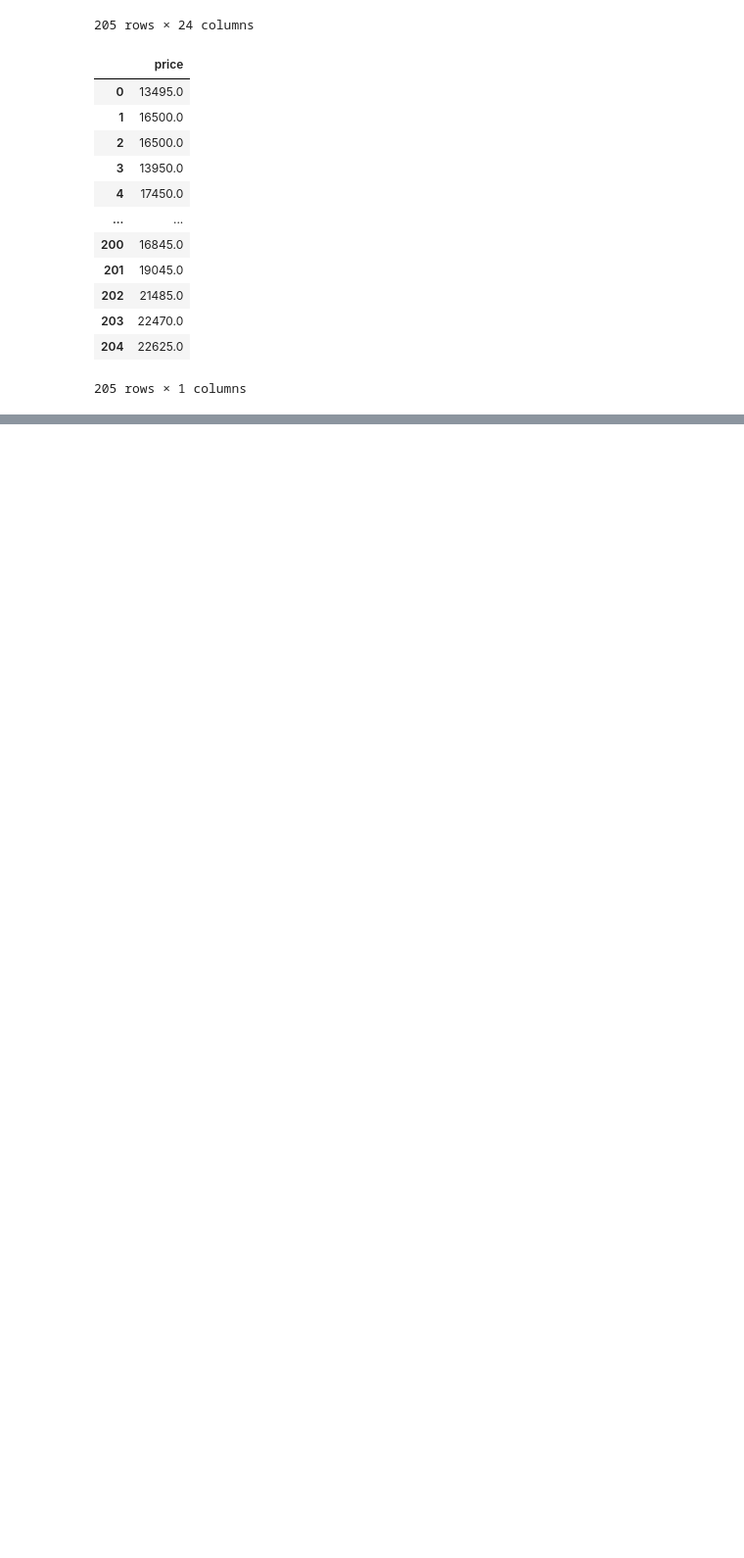
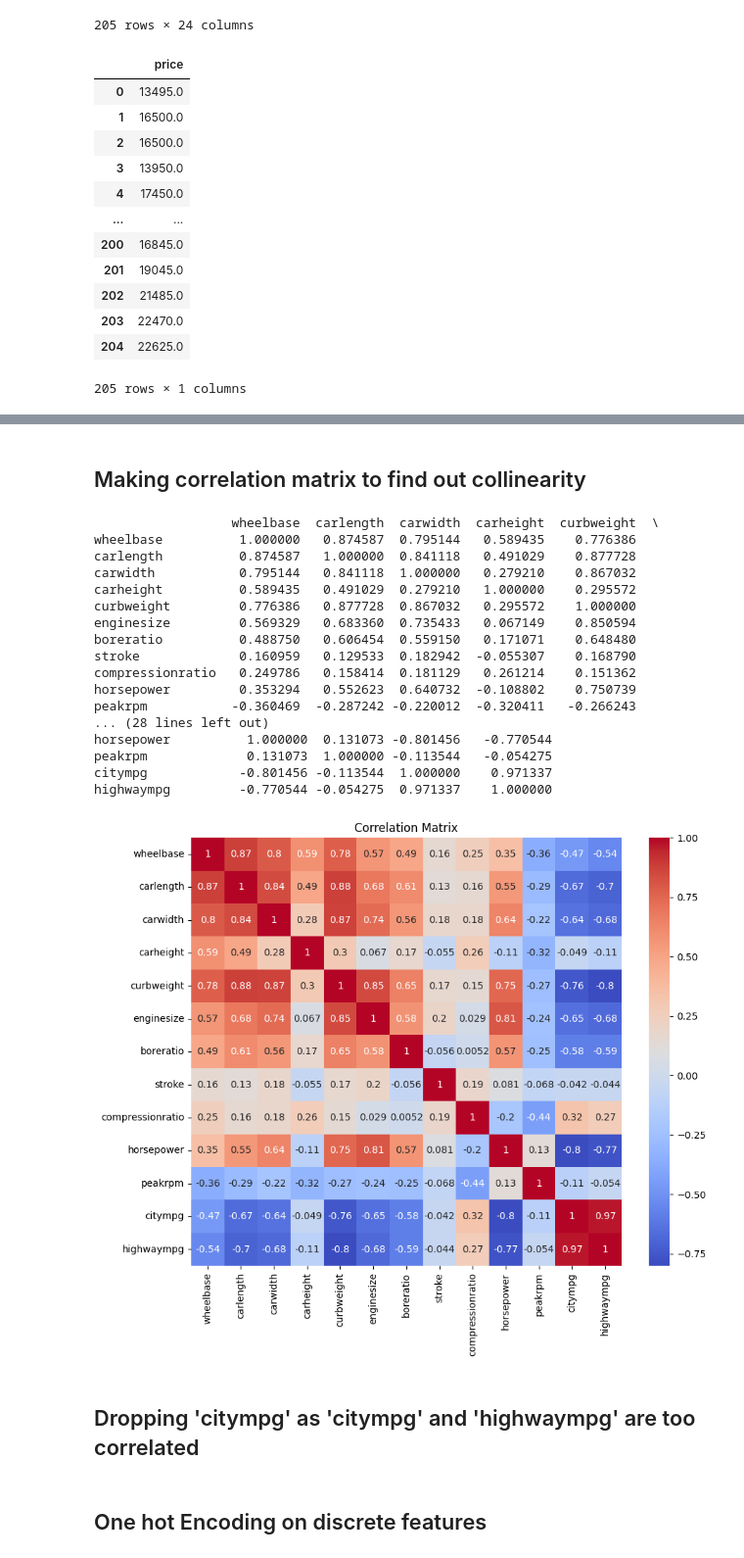
Before and after one commit to hiagarwalsd/MRM_TKPHASE, a Jupyter notebook: Liner_Regression_CarPrice.ipynb, the cells around one changed output, grey strips where cells are left out. Shown at 98% size. Drawn from its saved outputs; the diff is of its cells as text; code cells hidden in the pictures; blank space fills up the shorter version.

```diff
--- a/Liner_Regression_CarPrice.ipynb
+++ b/Liner_Regression_CarPrice.ipynb
@@ -91,3 +95,34 @@ X_train.describe()
 | 50% | 1.000000 | 97.000000 | 173.200000 | 65.500000 | 54.100000 | 2414.000000 | 120.000000 | 3.310000 | 3.290000 | ... |
 | 75% | 2.000000 | 102.400000 | 183.100000 | 66.900000 | 55.500000 | 2935.000000 | 141.000000 | 3.580000 | 3.410000 | ... |
 | max | 3.000000 | 120.900000 | 208.100000 | 72.300000 | 59.800000 | 4066.000000 | 326.000000 | 3.940000 | 4.170000 | ... |
+# %% [markdown]
+## Making correlation matrix to find out collinearity
+# %%
+import seaborn as sns
+import matplotlib.pyplot as plt
+correlation_matrix = X_train.drop(columns=['symboling','company', 'fueltype','aspiration', 'doornumber','carbody','drivewheel','enginelocation','enginetype','cylindernumber','fuelsystem']).corr()
+plt.figure(figsize=(10, 8))
+sns.heatmap(correlation_matrix, annot=True, cmap='coolwarm')
+plt.title('Correlation Matrix')
+plt.show()
+# %% [output]
+                  wheelbase  carlength  carwidth  carheight  curbweight  \
+wheelbase          1.000000   0.874587  0.795144   0.589435    0.776386
+carlength          0.874587   1.000000  0.841118   0.491029    0.877728
+carwidth           0.795144   0.841118  1.000000   0.279210    0.867032
+carheight          0.589435   0.491029  0.279210   1.000000    0.295572
+curbweight         0.776386   0.877728  0.867032   0.295572    1.000000
+enginesize         0.569329   0.683360  0.735433   0.067149    0.850594
+boreratio          0.488750   0.606454  0.559150   0.171071    0.648480
+stroke             0.160959   0.129533  0.182942  -0.055307    0.168790
+compressionratio   0.249786   0.158414  0.181129   0.261214    0.151362
+horsepower         0.353294   0.552623  0.640732  -0.108802    0.750739
+peakrpm           -0.360469  -0.287242 -0.220012  -0.320411   -0.266243
+... (28 lines left out)
+horsepower          1.000000  0.131073 -0.801456   -0.770544
+peakrpm             0.131073  1.000000 -0.113544   -0.054275
+citympg            -0.801456 -0.113544  1.000000    0.971337
+highwaympg         -0.770544 -0.054275  0.971337    1.000000
+[figure, added]
+# %% [markdown]
+## Dropping 'citympg' as 'citympg' and 'highwaympg' are too correlated
@@ -94,3 +131,5 @@ X_train.describe()
+# %% [markdown]
+## One hot Encoding on discrete features
 # %%
 X_train = pd.get_dummies(X_train, columns = ['symboling','company', 'fueltype','aspiration', 'doornumber','carbody','drivewheel','enginelocation','enginetype','cylindernumber','fuelsystem'])
 X_train.head()
```
Also changed, not shown: parts of 15 cells of this notebook.
